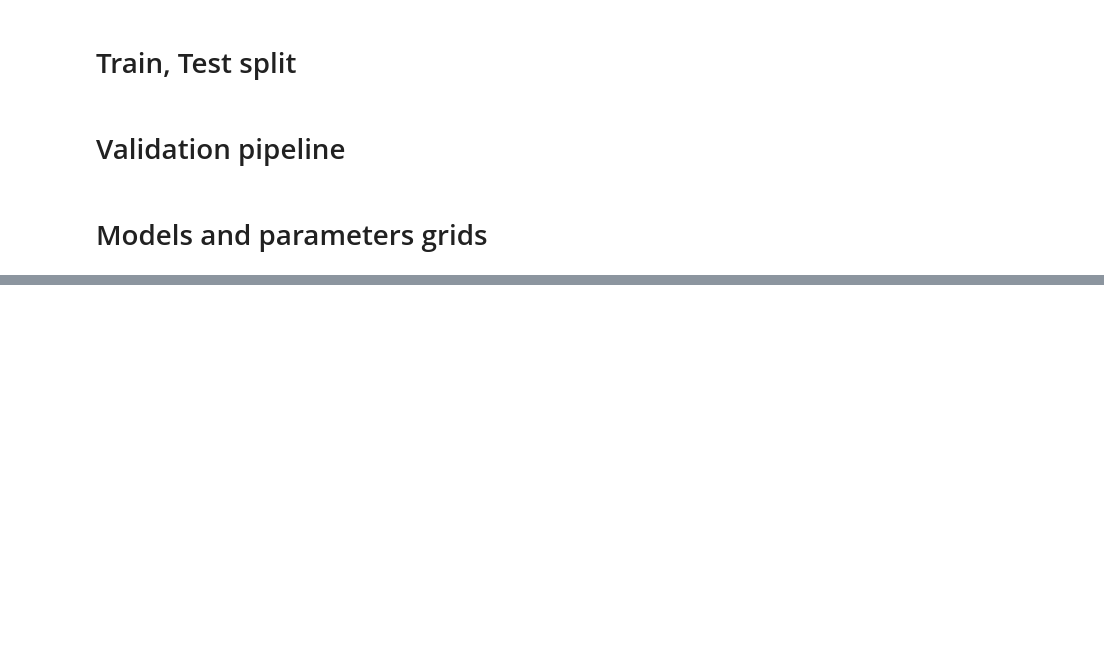
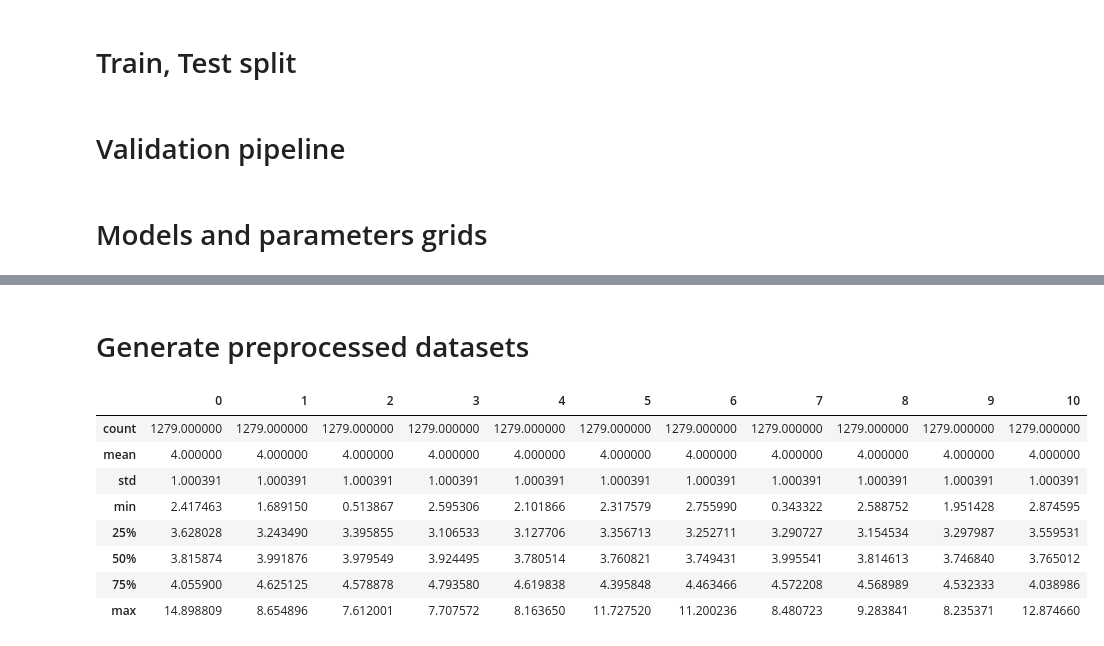
Before and after one commit to leotok/INF1032, a Jupyter notebook: T2/T1.2 Enunciado - Classificacao de vinhos.ipynb, the cells around one changed output, grey strips where cells are left out. Saved outputs shown, nothing was run; the diff lists cells and outputs as text; code cells hidden in the pictures; blank space fills up the shorter version.

```diff
--- a/T2/T1.2 Enunciado - Classificacao de vinhos.ipynb
+++ b/T2/T1.2 Enunciado - Classificacao de vinhos.ipynb
@@ -104,7 +105,7 @@ from sklearn.pipeline import Pipeline
 test_size = 0.2
 n_folds = 3
 
-X_train, X_test, y_train, y_test = train_test_split(initial_df[feature_columns], initial_df[label_column], test_size=test_size, random_state=seed)
+X_train_raw, X_test_raw, y_train, y_test = train_test_split(initial_df[feature_columns], initial_df[label_column], test_size=test_size, random_state=seed)
 # %% [markdown]
 # Validation pipeline
 # %%
@@ -204,0 +159,33 @@ avg / total       0.57      0.57      0.53      1279
+# %% [markdown]
+# Generate preprocessed datasets
+# %%
+from sklearn.preprocessing import StandardScaler, normalize
+
+# Don't cheat - fit only on training data
+# apply same transformation to test data
+
+scaler = StandardScaler()
+scaler.fit(X_train_raw)
+X_train_scaled = scaler.transform(X_train_raw) + 4 # prevent negative values
+X_test_scaled = scaler.transform(X_test_raw) + 4 # prevent negative values
+
+X_train_norm = normalize(X_train_raw, axis=0)
+X_test_norm = normalize(X_test_raw, axis=0)
+
+datasets = [
+    ('Default dataset', X_train_raw, y_train, X_test_raw, y_test),
+    ('Standard Scaled dataset', X_train_scaled, y_train, X_test_scaled, y_test),
+    ('Normalized dataset', X_train_norm, y_train, X_test_norm, y_test),
+]
+# %%
+pd.DataFrame(X_train_scaled).describe()
+# %% [output]
+|  | 0 | 1 | 2 | 3 | 4 | 5 | 6 | 7 | 8 | 9 | 10 |
+| count | 1279.000000 | 1279.000000 | 1279.000000 | 1279.000000 | 1279.000000 | 1279.000000 | 1279.000000 | 1279.000000 | 1279.000000 | 1279.000000 | 1279.000000 |
+| mean | 4.000000 | 4.000000 | 4.000000 | 4.000000 | 4.000000 | 4.000000 | 4.000000 | 4.000000 | 4.000000 | 4.000000 | 4.000000 |
+| std | 1.000391 | 1.000391 | 1.000391 | 1.000391 | 1.000391 | 1.000391 | 1.000391 | 1.000391 | 1.000391 | 1.000391 | 1.000391 |
+| min | 2.417463 | 1.689150 | 0.513867 | 2.595306 | 2.101866 | 2.317579 | 2.755990 | 0.343322 | 2.588752 | 1.951428 | 2.874595 |
+| 25% | 3.628028 | 3.243490 | 3.395855 | 3.106533 | 3.127706 | 3.356713 | 3.252711 | 3.290727 | 3.154534 | 3.297987 | 3.559531 |
+| 50% | 3.815874 | 3.991876 | 3.979549 | 3.924495 | 3.780514 | 3.760821 | 3.749431 | 3.995541 | 3.814613 | 3.746840 | 3.765012 |
+| 75% | 4.055900 | 4.625125 | 4.578878 | 4.793580 | 4.619838 | 4.395848 | 4.463466 | 4.572208 | 4.568989 | 4.532333 | 4.038986 |
+| max | 14.898809 | 8.654896 | 7.612001 | 7.707572 | 8.163650 | 11.727520 | 11.200236 | 8.480723 | 9.283841 | 8.235371 | 12.874660 |
```
Also changed, not shown: parts of 13 cells of this notebook.
